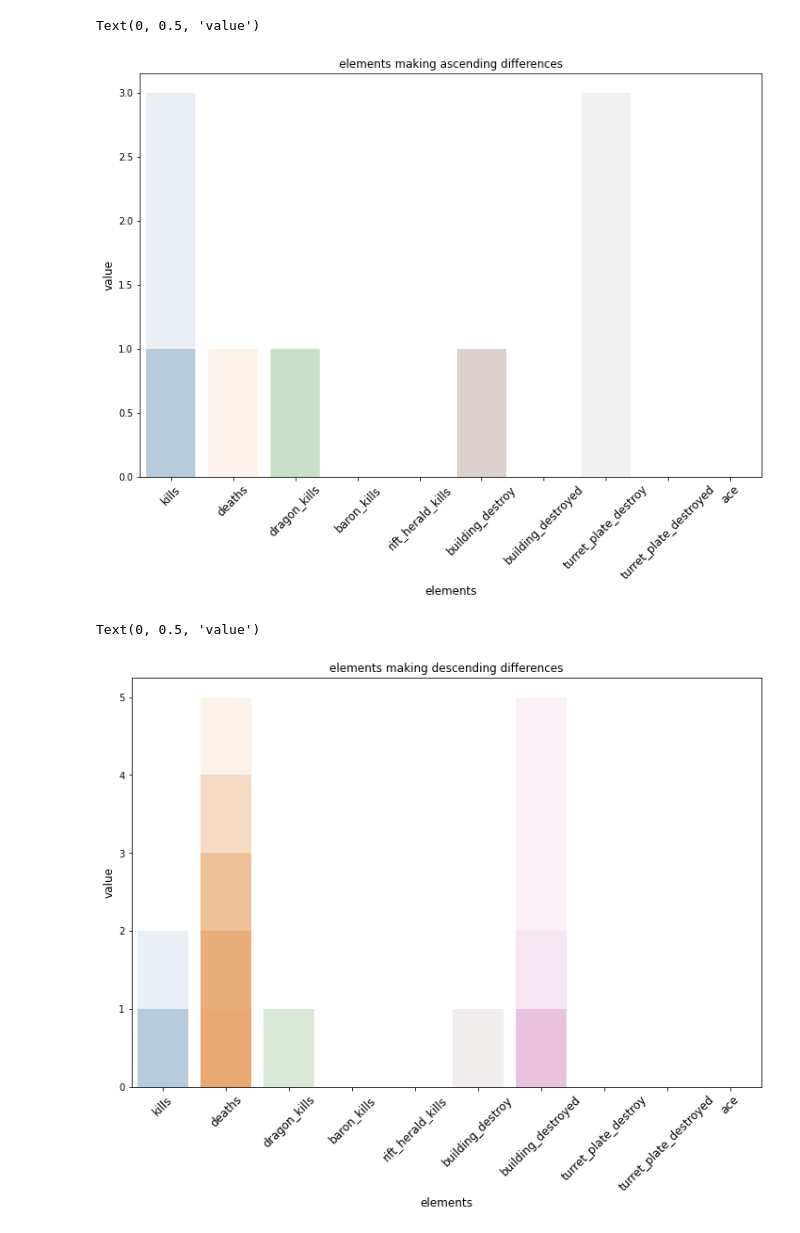
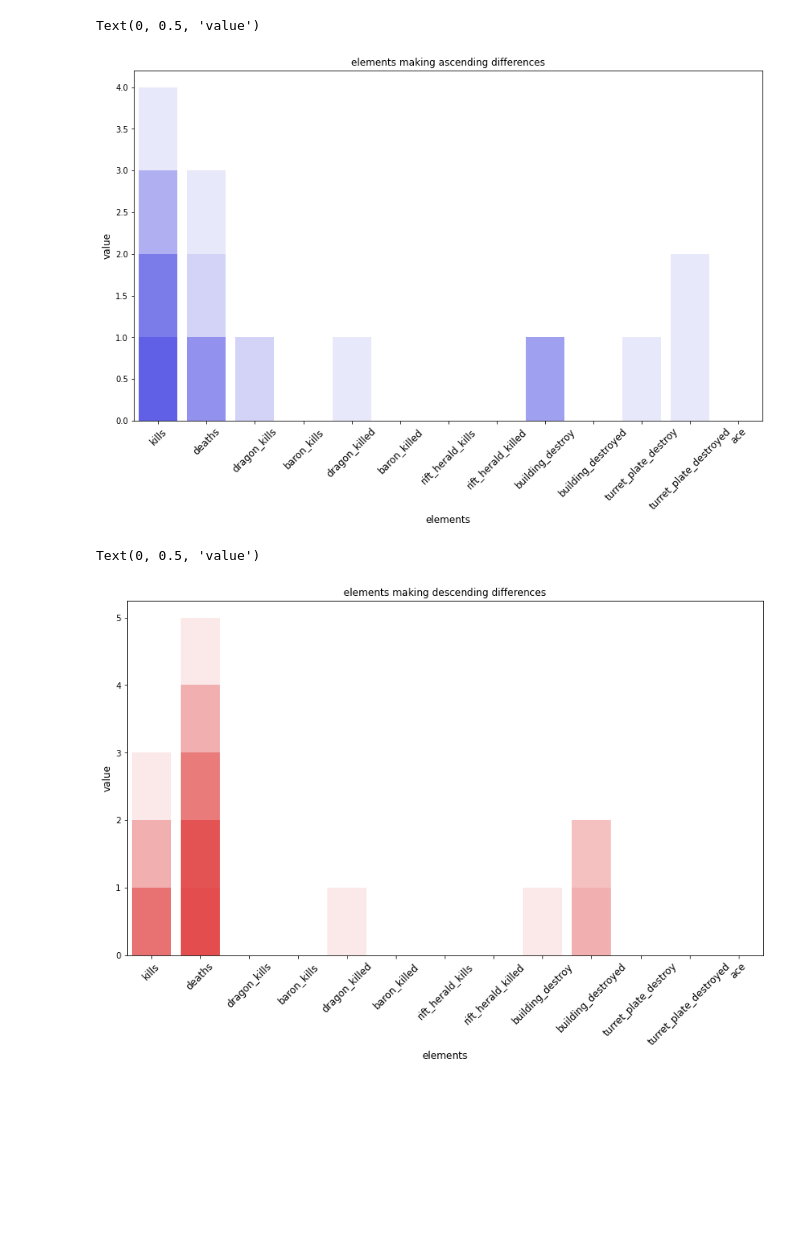
Before and after one commit to uowol/Project_LoLStatistics, a Jupyter notebook: GOLD.ipynb, the cells around one changed output. Saved outputs shown, nothing was run; the diff lists cells and outputs as text; code cells hidden in the pictures; blank space fills up the shorter version.

Commit message:
update visualizing function

```diff
--- a/GOLD.ipynb
+++ b/GOLD.ipynb
@@ -13,5 +36,5 @@ metadata = pd.concat([pd.json_normalize(timeline["metadata"][match_idx]).iloc[:,
 # %%
-match_index = 3
+match_index = 8
 match_time_length = len(timeline["info"][match_index]["frames"])
 events = [timeline["info"][match_index]["frames"][t]["events"] for t in range(match_time_length)]
 participantFrames = [timeline["info"][match_index]["frames"][t]["participantFrames"] for t in range(match_time_length)]
@@ -93,7 +116,10 @@ df_diff["kills"] = 0
 df_diff["deaths"] = 0
 df_diff["dragon_kills"] = 0
 df_diff["baron_kills"] = 0
+df_diff["dragon_killed"] = 0
+df_diff["baron_killed"] = 0
 df_diff["rift_herald_kills"] = 0
+df_diff["rift_herald_killed"] = 0
 df_diff["building_destroy"] = 0
 df_diff["building_destroyed"] = 0
 df_diff["turret_plate_destroy"] = 0
@@ -123,9 +149,15 @@ for idx in range(1, match_time_length):
                     df_diff.loc[idx]["ace"] += 1
         if e["type"] == "ELITE_MONSTER_KILL":
             if e["monsterType"] == "DRAGON":
-                df_diff.loc[idx]["dragon_kills"] += 1
+                if e["killerId"] <= 5:
+                    df_diff.loc[idx]["dragon_kills"] += 1
+                else:
+                    df_diff.loc[idx]["dragon_killed"] += 1
             if e["monsterType"] == "RIFTHERALD":
-                df_diff.loc[idx]["rift_herald_kills"] += 1
+                if e["killerId"] <= 5:
+                    df_diff.loc[idx]["rift_herald_kills"] += 1
+                else:
+                    df_diff.loc[idx]["rift_herald_killed"] += 1
         if e["type"] == "TURRET_PLATE_DESTROYED":
             if e["teamId"] == 100:
                 df_diff.loc[idx]["turret_plate_destroyed"] += 1
@@ -144,8 +176,8 @@ for idx in range(1, match_time_length):
         #     print("bounty :", e["bounty"])
         # print("")
 # %%
-idx_large_asc_diff = df_diff[df_diff["diff"] >= 1000].index
-idx_large_desc_diff = df_diff[df_diff["diff"] <= -1000].index
+idx_large_asc_diff = df_diff[df_diff["diff"] >= 500].index
+idx_large_desc_diff = df_diff[df_diff["diff"] <= -500].index
 display(df_diff.loc[idx_large_asc_diff])
 display(df_diff.loc[idx_large_desc_diff])
 # %% [output]
@@ -168,23 +214,23 @@ display(df_diff.loc[idx_large_desc_diff])
 # %%
 # plt.hist()
-plt.figure(figsize=(12,8))
+plt.figure(figsize=(14,8))
 for idx in idx_large_asc_diff:
-    sns.barplot(y=df_diff.iloc[idx-1,1:], x=df_diff.columns[1:], alpha=.1)
+    sns.barplot(y=df_diff.iloc[idx-1,1:], x=df_diff.columns[1:], alpha=.1, color="blue")
 plt.title("elements making ascending differences")
 plt.xticks(rotation=45, fontsize=12)
 plt.xlabel('elements', fontsize=12)
 plt.ylabel('value', fontsize=12)
 # %% [output]
 Text(0, 0.5, 'value')
-[figure, old version]
+[figure, new version]
 # %%
-plt.figure(figsize=(12,8))
+plt.figure(figsize=(14,8))
 for idx in idx_large_desc_diff:
-    sns.barplot(y=df_diff.iloc[idx-1,1:], x=df_diff.columns[1:], alpha=.1)
+    sns.barplot(y=df_diff.iloc[idx-1,1:], x=df_diff.columns[1:], alpha=.1, color='red')
 plt.title("elements making descending differences")
 plt.xticks(rotation=45, fontsize=12)
 plt.xlabel('elements', fontsize=12)
 plt.ylabel('value', fontsize=12)
 # %% [output]
 Text(0, 0.5, 'value')
-[figure, old version]
+[figure, new version]
```
Also changed, not shown: parts of 6 cells of this notebook.
